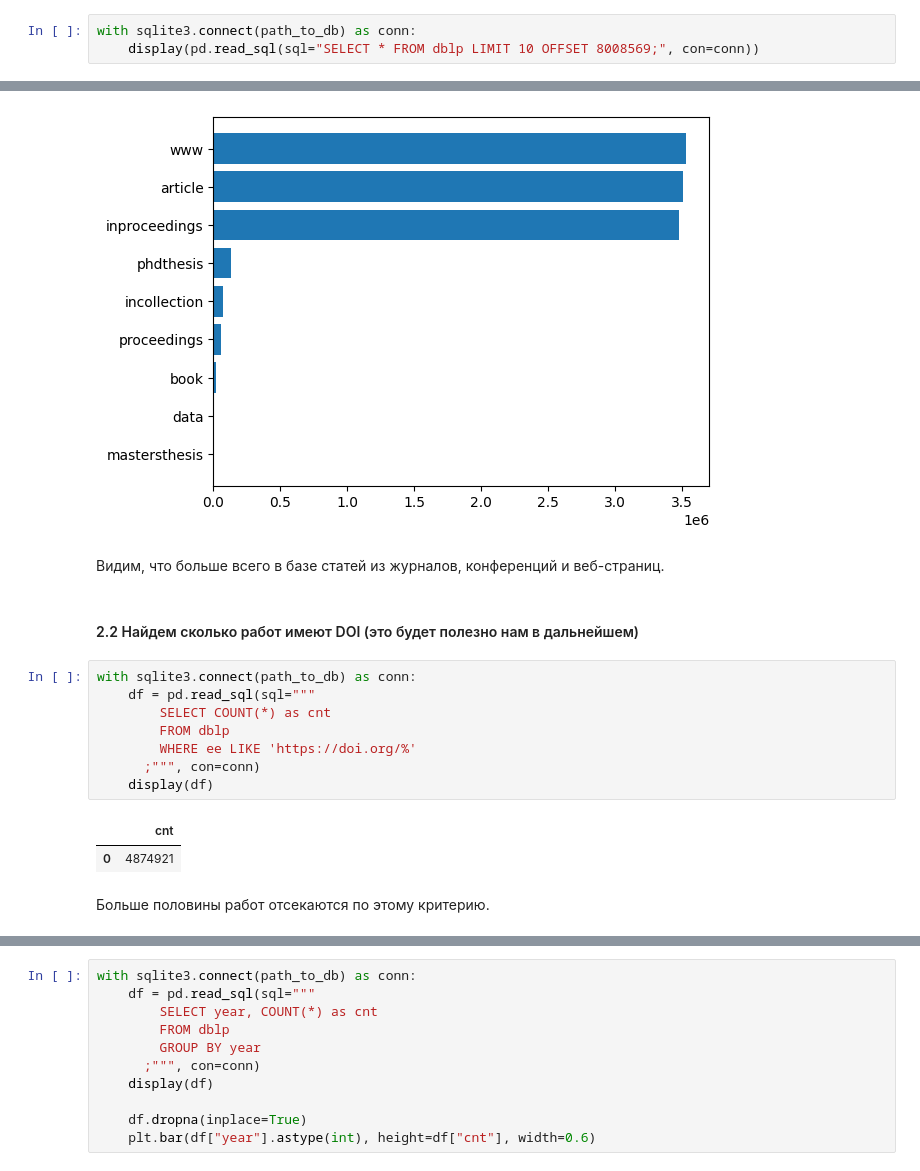
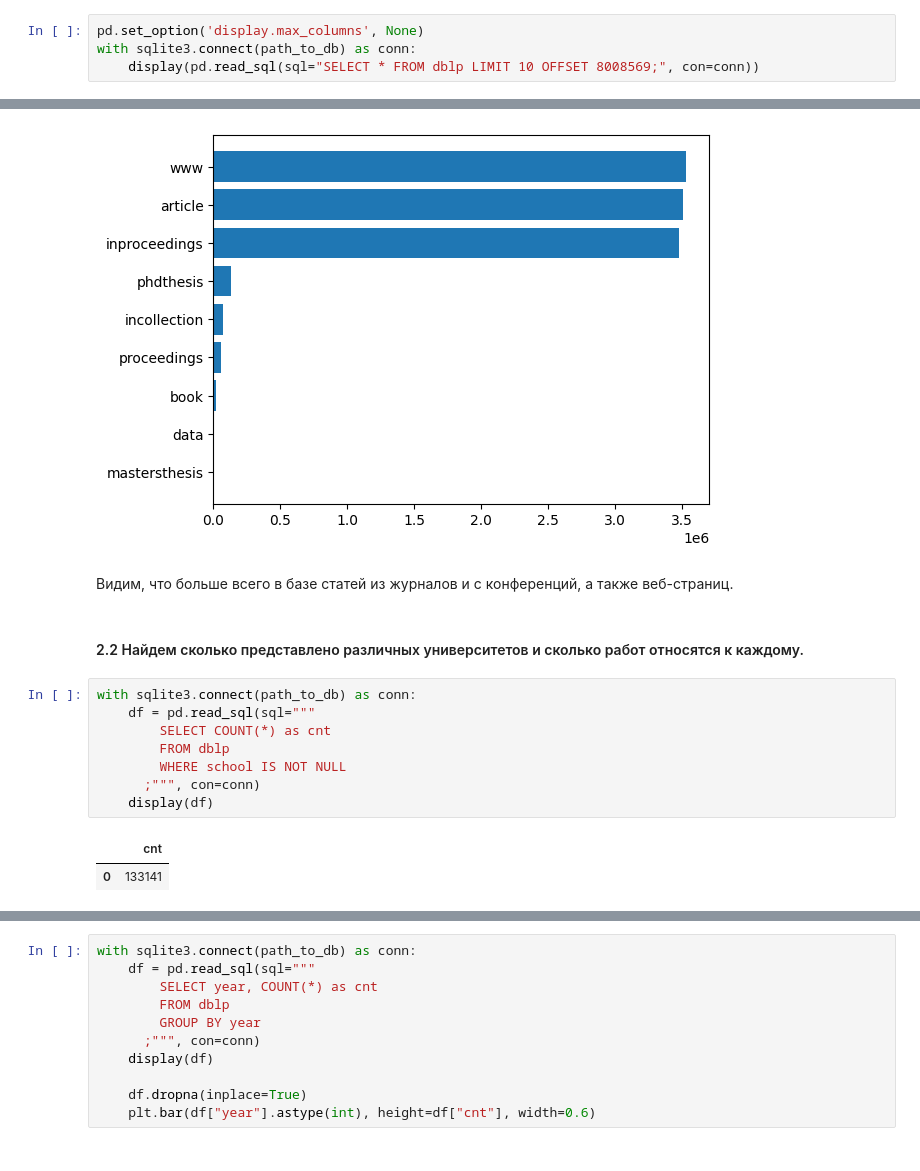
Before and after one commit to SIrRob525/HSE-NES-Data-Science-Project-2024, a Jupyter notebook: main.ipynb, the cells around one changed output, grey strips where cells are left out. Drawn from its saved outputs; the diff is of its cells as text.

```diff
--- a/main.ipynb
+++ b/main.ipynb
@@ -159,6 +162,7 @@ with sqlite3.connect(path_to_db) as conn:
 # %% [markdown]
 Также посмотрим на выборку из таблицы.
 # %%
+pd.set_option('display.max_columns', None)
 with sqlite3.connect(path_to_db) as conn:
     display(pd.read_sql(sql="SELECT * FROM dblp LIMIT 10 OFFSET 8008569;", con=conn))
 # %% [output]
@@ -214,19 +217,17 @@ with sqlite3.connect(path_to_db) as conn:
 | 8 | www | 3526584 |
 [figure]
 # %% [markdown]
-Видим, что больше всего в базе статей из журналов, конференций и веб-страниц.
+Видим, что больше всего в базе статей из журналов и с конференций, а также веб-страниц.
-# %% [markdown]
-#### 2.2 Найдем сколько работ имеют DOI (это будет полезно нам в дальнейшем)
+# %% [markdown]
+#### 2.2 Найдем сколько представлено различных университетов и сколько работ относятся к каждому.
 # %%
 with sqlite3.connect(path_to_db) as conn:
     df = pd.read_sql(sql="""
         SELECT COUNT(*) as cnt
         FROM dblp
-        WHERE ee LIKE 'https://doi.org/%'
+        WHERE school IS NOT NULL
       ;""", con=conn)
     display(df)
 # %% [output]
 |  | cnt |
-| 0 | 4874921 |
+| 0 | 133141 |
-# %% [markdown]
-Больше половины работ отсекаются по этому критерию.
```
Also changed, not shown: parts of 21 cells of this notebook.
